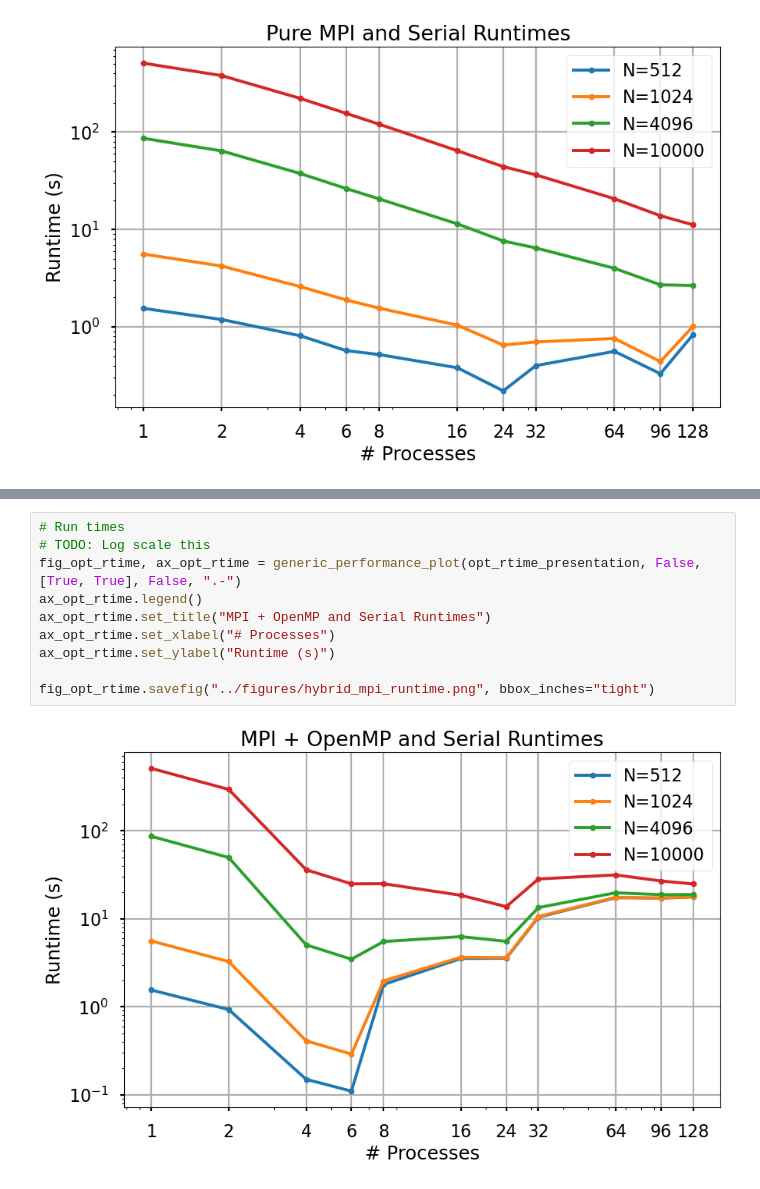
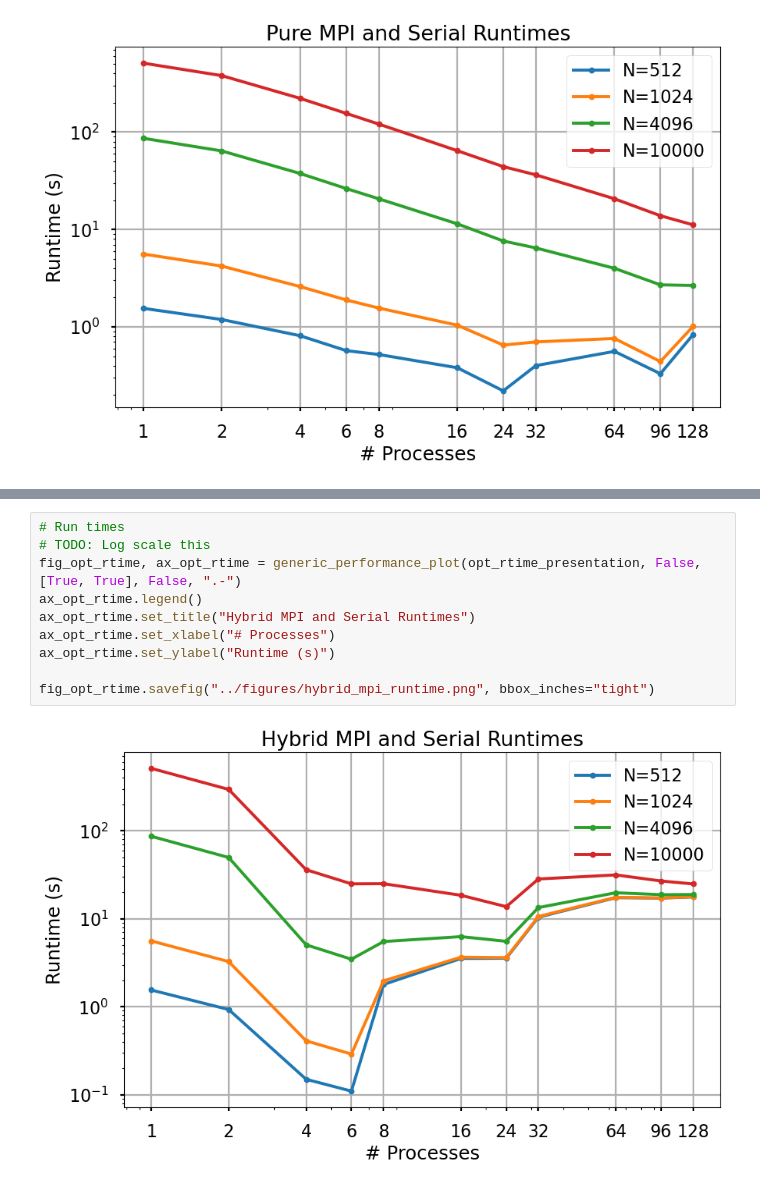
Before and after one commit to jfdev001/parallel-nbody, a Jupyter notebook: notebooks/figures.ipynb, the cells around one changed output, grey strips where cells are left out. Drawn from its saved outputs; the diff is of its cells as text.

```diff
--- a/notebooks/figures.ipynb
+++ b/notebooks/figures.ipynb
@@ -494,12 +494,12 @@ fig_opt_efficiency.savefig("../figures/hybrid_mpi_efficiency.png", bbox_inches="
 # %%
 # Run times
 # TODO: Log scale this
 fig_opt_rtime, ax_opt_rtime = generic_performance_plot(opt_rtime_presentation, False, [True, True], False, ".-")
 ax_opt_rtime.legend()
-ax_opt_rtime.set_title("MPI + OpenMP and Serial Runtimes")
+ax_opt_rtime.set_title("Hybrid MPI and Serial Runtimes")
 ax_opt_rtime.set_xlabel("# Processes")
 ax_opt_rtime.set_ylabel("Runtime (s)")
 
 fig_opt_rtime.savefig("../figures/hybrid_mpi_runtime.png", bbox_inches="tight")
 # %% [output]
-[figure, old version]
+[figure, new version]
```
Also changed, not shown: parts of 5 cells of this notebook, 4 other files.
